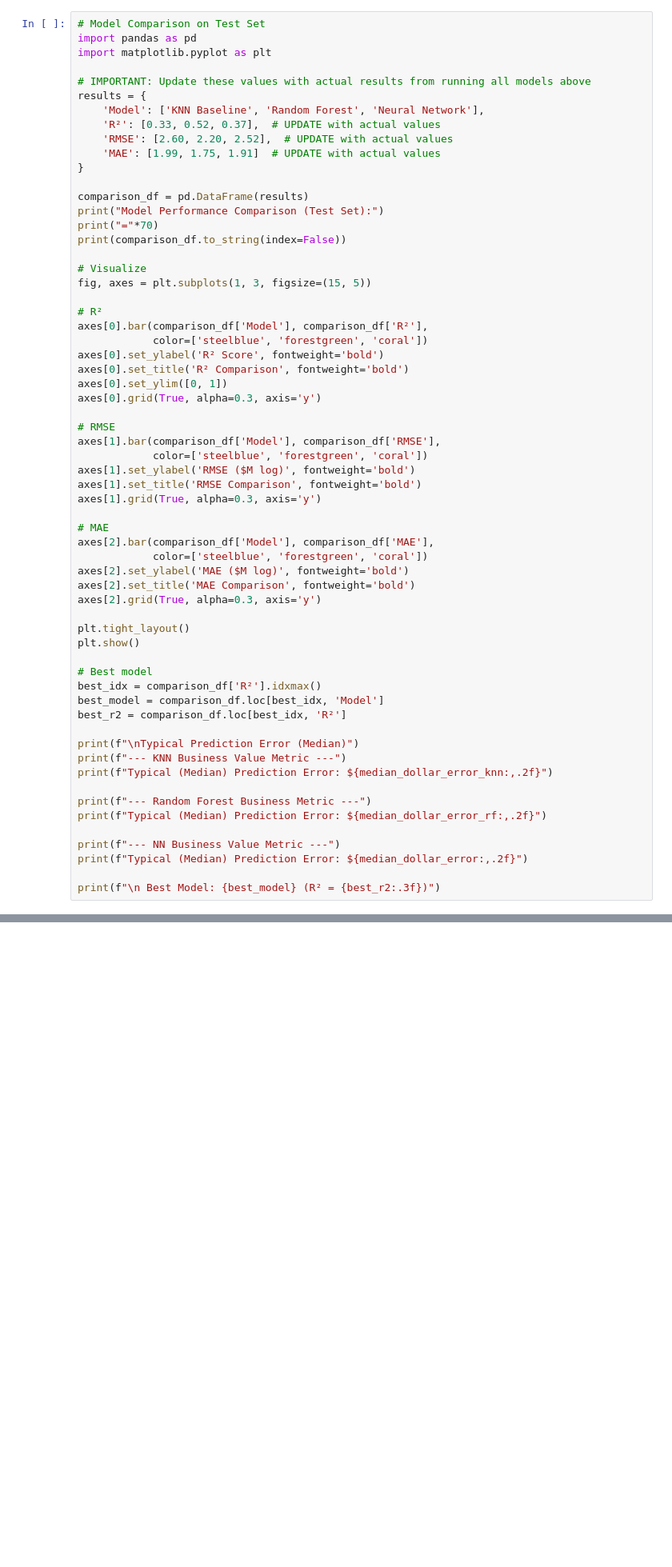
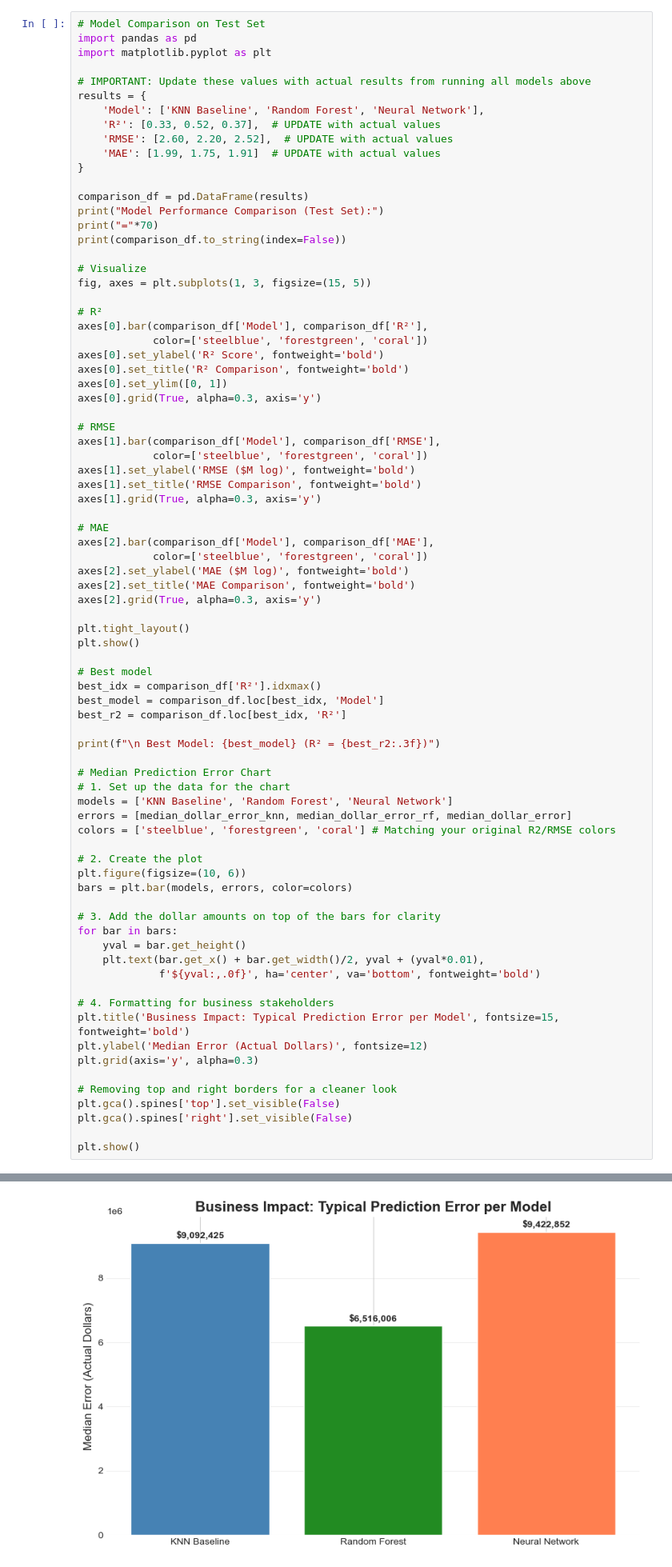
Before and after one commit to sreejoniroy23-commits/AIforBusiness, a Jupyter notebook: Notebook2_modelling_Jan4.ipynb, the cells around one changed output, grey strips where cells are left out. Shown at 80% size. Drawn from its saved outputs; the diff is of its cells as text; blank space fills up the shorter version.

```diff
--- a/Notebook2_modelling_Jan4.ipynb
+++ b/Notebook2_modelling_Jan4.ipynb
@@ -3383,17 +3383,34 @@ best_idx = comparison_df['R²'].idxmax()
 best_model = comparison_df.loc[best_idx, 'Model']
 best_r2 = comparison_df.loc[best_idx, 'R²']
 
-print(f"\nTypical Prediction Error (Median)")
-print(f"--- KNN Business Value Metric ---")
-print(f"Typical (Median) Prediction Error: ${median_dollar_error_knn:,.2f}")
+print(f"\n Best Model: {best_model} (R² = {best_r2:.3f})")
 
-print(f"--- Random Forest Business Metric ---")
-print(f"Typical (Median) Prediction Error: ${median_dollar_error_rf:,.2f}")
+# Median Prediction Error Chart
+# 1. Set up the data for the chart
+models = ['KNN Baseline', 'Random Forest', 'Neural Network']
+errors = [median_dollar_error_knn, median_dollar_error_rf, median_dollar_error]
+colors = ['steelblue', 'forestgreen', 'coral'] # Matching your original R2/RMSE colors
 
-print(f"--- NN Business Value Metric ---")
-print(f"Typical (Median) Prediction Error: ${median_dollar_error:,.2f}")
+# 2. Create the plot
+plt.figure(figsize=(10, 6))
+bars = plt.bar(models, errors, color=colors)
 
-print(f"\n Best Model: {best_model} (R² = {best_r2:.3f})")
+# 3. Add the dollar amounts on top of the bars for clarity
+for bar in bars:
+    yval = bar.get_height()
+    plt.text(bar.get_x() + bar.get_width()/2, yval + (yval*0.01),
+             f'${yval:,.0f}', ha='center', va='bottom', fontweight='bold')
+
+# 4. Formatting for business stakeholders
+plt.title('Business Impact: Typical Prediction Error per Model', fontsize=15, fontweight='bold')
+plt.ylabel('Median Error (Actual Dollars)', fontsize=12)
+plt.grid(axis='y', alpha=0.3)
+
+# Removing top and right borders for a cleaner look
+plt.gca().spines['top'].set_visible(False)
+plt.gca().spines['right'].set_visible(False)
+
+plt.show()
 # %% [output]
 Model Performance Comparison (Test Set):
 ======================================================================
@@ -3413,4 +3422,5 @@ Typical (Median) Prediction Error: $9,422,851.50
  Best Model: Random Forest (R² = 0.520)
+[figure, added]
 # %% [markdown]
 ## Key Findings
 
```
Also changed, not shown: parts of 1 cell of this notebook.
